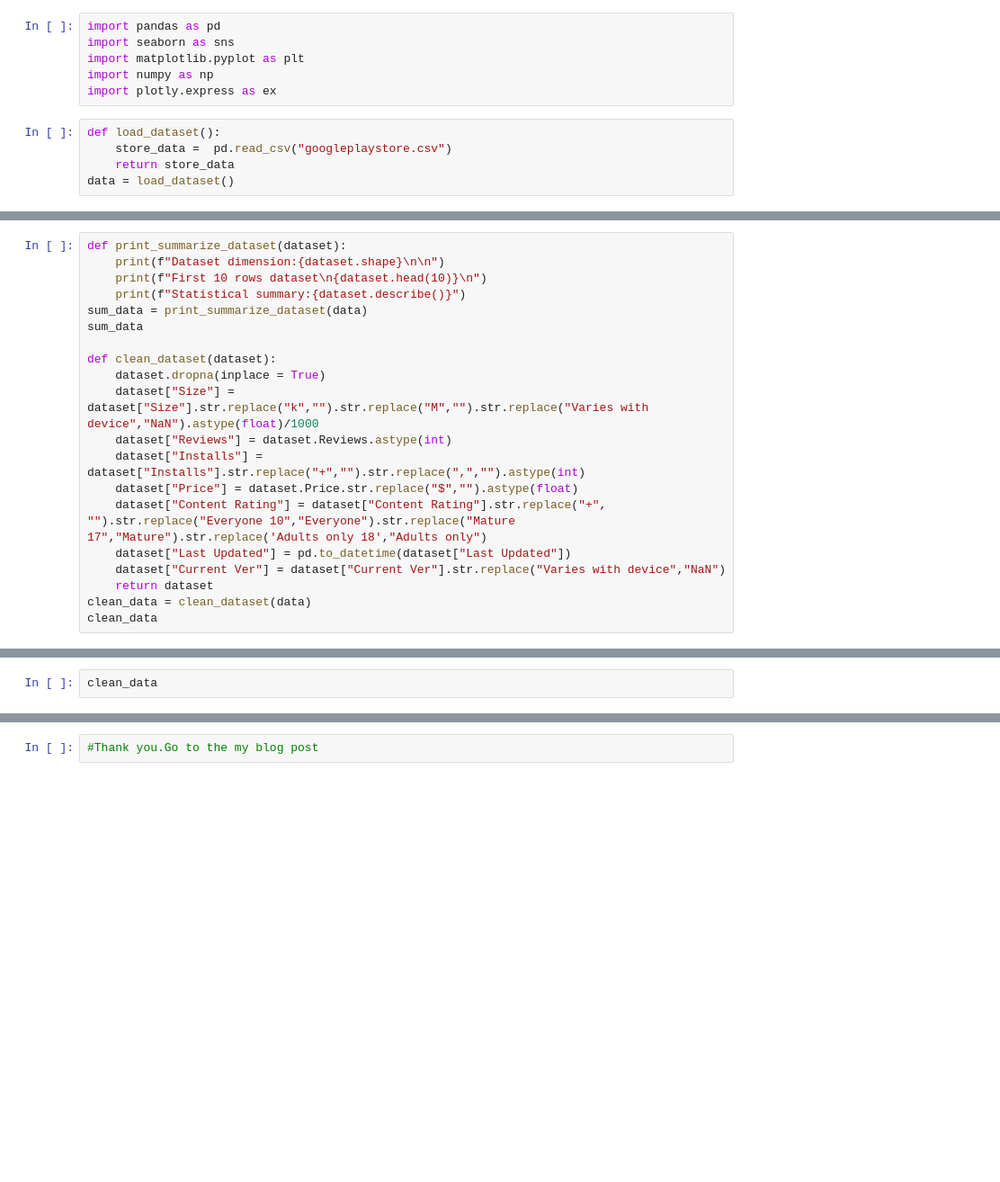
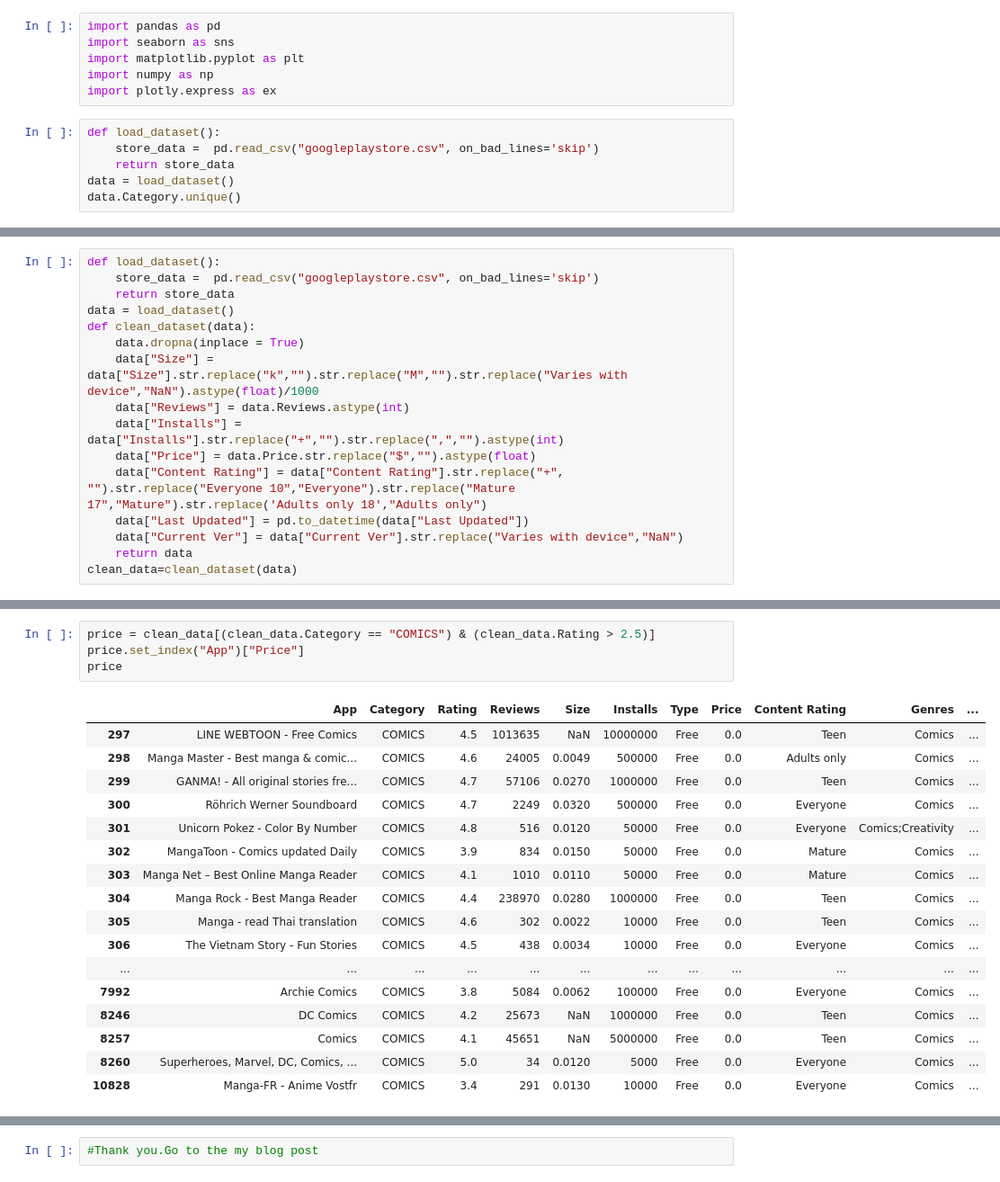
Before and after one commit to abdullaabdukulov/02-Data-Science-My-Mobapp-Studio-, a Jupyter notebook: my_mobapp_studio.ipynb, the cells around one changed output, grey strips where cells are left out. Shown at 90% size. Drawn from its saved outputs; the diff is of its cells as text; blank space fills up the shorter version.

```diff
--- a/my_mobapp_studio.ipynb
+++ b/my_mobapp_studio.ipynb
@@ -9,7 +9,8 @@ import numpy as np
 import plotly.express as ex
 # %%
 def load_dataset():
-    store_data =  pd.read_csv("googleplaystore.csv")
+    store_data =  pd.read_csv("googleplaystore.csv", on_bad_lines='skip')
     return store_data
 data = load_dataset()
+data.Category.unique()
 # %% [output]
@@ -17,20 +51,16 @@ FileNotFoundError: [Errno 2] No such file or directory: 'googleplaystore.csv'
 # %%
-def print_summarize_dataset(dataset):
-    print(f"Dataset dimension:{dataset.shape}\n\n")
-    print(f"First 10 rows dataset\n{dataset.head(10)}\n")
-    print(f"Statistical summary:{dataset.describe()}")
-sum_data = print_summarize_dataset(data)
-sum_data
-
-def clean_dataset(dataset):
-    dataset.dropna(inplace = True)
-    dataset["Size"] = dataset["Size"].str.replace("k","").str.replace("M","").str.replace("Varies with device","NaN").astype(float)/1000
-    dataset["Reviews"] = dataset.Reviews.astype(int)
-    dataset["Installs"] = dataset["Installs"].str.replace("+","").str.replace(",","").astype(int)
-    dataset["Price"] = dataset.Price.str.replace("$","").astype(float)
-    dataset["Content Rating"] = dataset["Content Rating"].str.replace("+", "").str.replace("Everyone 10","Everyone").str.replace("Mature 17","Mature").str.replace('Adults only 18',"Adults only")
-    dataset["Last Updated"] = pd.to_datetime(dataset["Last Updated"])
-    dataset["Current Ver"] = dataset["Current Ver"].str.replace("Varies with device","NaN")
-    return dataset
-clean_data = clean_dataset(data)
-clean_data
+def load_dataset():
+    store_data =  pd.read_csv("googleplaystore.csv", on_bad_lines='skip')
+    return store_data
+data = load_dataset()
+def clean_dataset(data):
+    data.dropna(inplace = True)
+    data["Size"] = data["Size"].str.replace("k","").str.replace("M","").str.replace("Varies with device","NaN").astype(float)/1000
+    data["Reviews"] = data.Reviews.astype(int)
+    data["Installs"] = data["Installs"].str.replace("+","").str.replace(",","").astype(int)
+    data["Price"] = data.Price.str.replace("$","").astype(float)
+    data["Content Rating"] = data["Content Rating"].str.replace("+", "").str.replace("Everyone 10","Everyone").str.replace("Mature 17","Mature").str.replace('Adults only 18',"Adults only")
+    data["Last Updated"] = pd.to_datetime(data["Last Updated"])
+    data["Current Ver"] = data["Current Ver"].str.replace("Varies with device","NaN")
+    return data
+clean_data=clean_dataset(data)
@@ -120,4 +170,24 @@ histogram
-# %%
-clean_data
+# %%
+price = clean_data[(clean_data.Category == "COMICS") & (clean_data.Rating > 2.5)]
+price.set_index("App")["Price"]
+price
+# %% [output]
+|  | App | Category | Rating | Reviews | Size | Installs | Type | Price | Content Rating | Genres | ... |
+| 297 | LINE WEBTOON - Free Comics | COMICS | 4.5 | 1013635 | NaN | 10000000 | Free | 0.0 | Teen | Comics | ... |
+| 298 | Manga Master - Best manga & comic... | COMICS | 4.6 | 24005 | 0.0049 | 500000 | Free | 0.0 | Adults only | Comics | ... |
+| 299 | GANMA! - All original stories fre... | COMICS | 4.7 | 57106 | 0.0270 | 1000000 | Free | 0.0 | Teen | Comics | ... |
+| 300 | Röhrich Werner Soundboard | COMICS | 4.7 | 2249 | 0.0320 | 500000 | Free | 0.0 | Everyone | Comics | ... |
+| 301 | Unicorn Pokez - Color By Number | COMICS | 4.8 | 516 | 0.0120 | 50000 | Free | 0.0 | Everyone | Comics;Creativity | ... |
+| 302 | MangaToon - Comics updated Daily | COMICS | 3.9 | 834 | 0.0150 | 50000 | Free | 0.0 | Mature | Comics | ... |
+| 303 | Manga Net – Best Online Manga Reader | COMICS | 4.1 | 1010 | 0.0110 | 50000 | Free | 0.0 | Mature | Comics | ... |
+| 304 | Manga Rock - Best Manga Reader | COMICS | 4.4 | 238970 | 0.0280 | 1000000 | Free | 0.0 | Teen | Comics | ... |
+| 305 | Manga - read Thai translation | COMICS | 4.6 | 302 | 0.0022 | 10000 | Free | 0.0 | Teen | Comics | ... |
+| 306 | The Vietnam Story - Fun Stories | COMICS | 4.5 | 438 | 0.0034 | 10000 | Free | 0.0 | Everyone | Comics | ... |
+| ... | ... | ... | ... | ... | ... | ... | ... | ... | ... | ... | ... |
+| 7992 | Archie Comics | COMICS | 3.8 | 5084 | 0.0062 | 100000 | Free | 0.0 | Everyone | Comics | ... |
+| 8246 | DC Comics | COMICS | 4.2 | 25673 | NaN | 1000000 | Free | 0.0 | Teen | Comics | ... |
+| 8257 | Comics | COMICS | 4.1 | 45651 | NaN | 5000000 | Free | 0.0 | Teen | Comics | ... |
+| 8260 | Superheroes, Marvel, DC, Comics, ... | COMICS | 5.0 | 34 | 0.0120 | 5000 | Free | 0.0 | Everyone | Comics | ... |
+| 10828 | Manga-FR - Anime Vostfr | COMICS | 3.4 | 291 | 0.0130 | 10000 | Free | 0.0 | Everyone | Comics | ... |
 # %%
 def compute_correlations_matrix(dataset):
```
Also changed, not shown: parts of 14 cells of this notebook, 1 other file.
